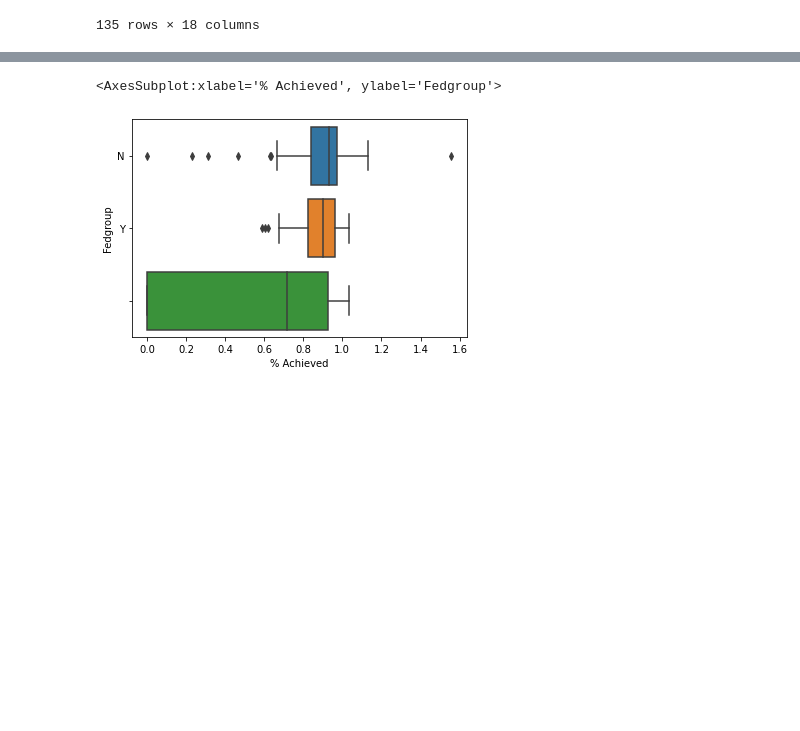
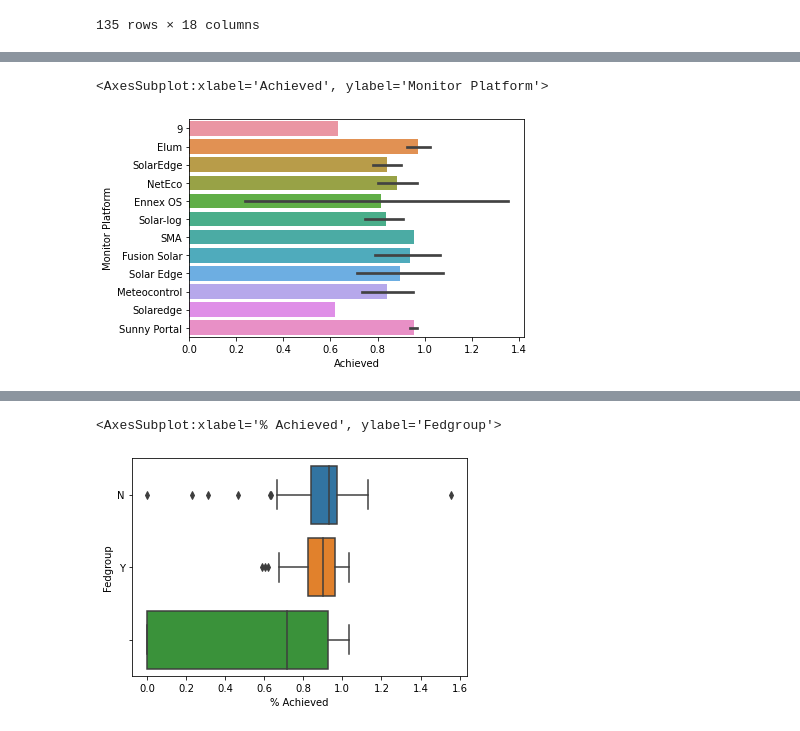
Before and after one commit to ahmadasd1234/Emergent-Energy, a Jupyter notebook: iX internship.ipynb, the cells around one changed output, grey strips where cells are left out. Saved outputs shown, nothing was run; the diff lists cells and outputs as text; code cells hidden in the pictures; blank space fills up the shorter version.

```diff
--- a/iX internship.ipynb
+++ b/iX internship.ipynb
@@ -283,0 +288,8 @@ sns.barplot("Size", "Monitoring Platform", data = df_train_transformed)
+# %%
+Achieved = df2["% Achieved"]
+Monitor = df1["Monitoring Platform"]
+Status = df2["Status"]
+# %%
+df3 = pd.DataFrame({'Achieved': Achieved,
+                   'Monitor Platform': Monitor,
+                   })
@@ -284,3 +332,8 @@ sns.barplot("Size", "Monitoring Platform", data = df_train_transformed)
+# %%
+sns.barplot("Achieved", "Monitor Platform", data = df3)
+# %% [output]
+<AxesSubplot:xlabel='Achieved', ylabel='Monitor Platform'>
+[figure, added]
 # %%
 df2 = pd.read_excel('/Users/ahmadasdo/Library/Containers/com.microsoft.Excel/Data/Downloads/Book (1).xlsx')
 # %%
```
Also changed, not shown: parts of 38 cells of this notebook.
